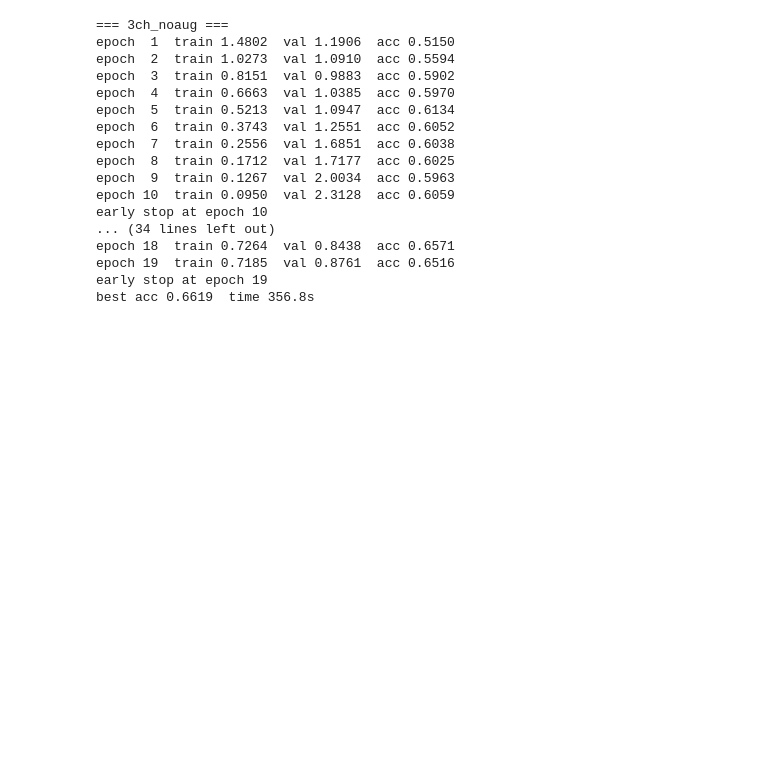
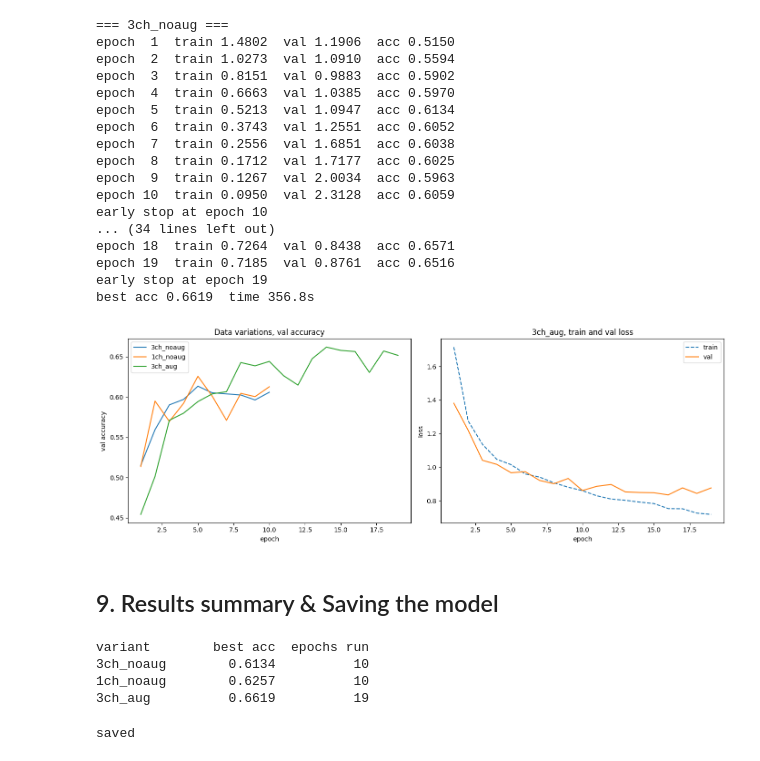
Before and after one commit to iav2002/AppliedDeepLearning, a Jupyter notebook: Part2_7_DataAugmentation.ipynb, the cells around one changed output. Cells and saved outputs as stored; diff of their text form; code cells hidden in the pictures; blank space fills up the shorter version.

Commit message:
Plots and saved model

```diff
--- a/Part2_7_DataAugmentation.ipynb
+++ b/Part2_7_DataAugmentation.ipynb
@@ -228,3 +228,64 @@ epoch 18  train 0.7264  val 0.8438  acc 0.6571
 epoch 19  train 0.7185  val 0.8761  acc 0.6516
 early stop at epoch 19
 best acc 0.6619  time 356.8s
+# %%
+import matplotlib.pyplot as plt
+
+fig, axes = plt.subplots(1, 2, figsize=(14, 5))
+
+# left, val accuracy across the three variants
+ax = axes[0]
+for name, r in results.items():
+    epochs = range(1, len(r["history"]["val_acc"]) + 1)
+    ax.plot(epochs, r["history"]["val_acc"], label=name)
+ax.set_xlabel("epoch")
+ax.set_ylabel("val accuracy")
+ax.set_title("Data variations, val accuracy")
+ax.legend()
+
+# right, train vs val loss for 3ch_aug, shows the small gap
+ax = axes[1]
+r = results["3ch_aug"]
+epochs = range(1, len(r["history"]["train_loss"]) + 1)
+ax.plot(epochs, r["history"]["train_loss"], "--", label="train")
+ax.plot(epochs, r["history"]["val_loss"], "-",  label="val")
+ax.set_xlabel("epoch")
+ax.set_ylabel("loss")
+ax.set_title("3ch_aug, train and val loss")
+ax.legend()
+
+plt.tight_layout()
+plt.show()
+# %% [output]
+[figure, added]
+# %% [markdown]
+## 9. Results summary & Saving the model
+# %%
+print(f"{'variant':12s}  {'best acc':>9s}  {'epochs run':>10s}")
+for name, r in results.items():
+    n_ep = len(r["history"]["val_acc"])
+    print(f"{name:12s}  {r['best_acc']:9.4f}  {n_ep:10d}")
+# %% [output]
+variant        best acc  epochs run
+3ch_noaug        0.6134          10
+1ch_noaug        0.6257          10
+3ch_aug          0.6619          19
+# %%
+import os
+os.makedirs("/content/models", exist_ok=True)
+
+best = results["3ch_aug"]
+torch.save({
+    "state_dict": best["best_state"],
+    "task": "classification",
+    "arch": "baseline_cnn",
+    "in_channels": 3,
+    "augmentation": "hflip + rot10 + jitter02",
+    "val_acc": best["best_acc"],
+}, "/content/models/classification_3ch_aug.pt")
+
+# copy back to Drive so it persists
+!cp /content/models/classification_3ch_aug.pt "/content/drive/MyDrive/Colab Notebooks/AppliedDL/models/"
+print("saved")
+# %% [output]
+saved
```
